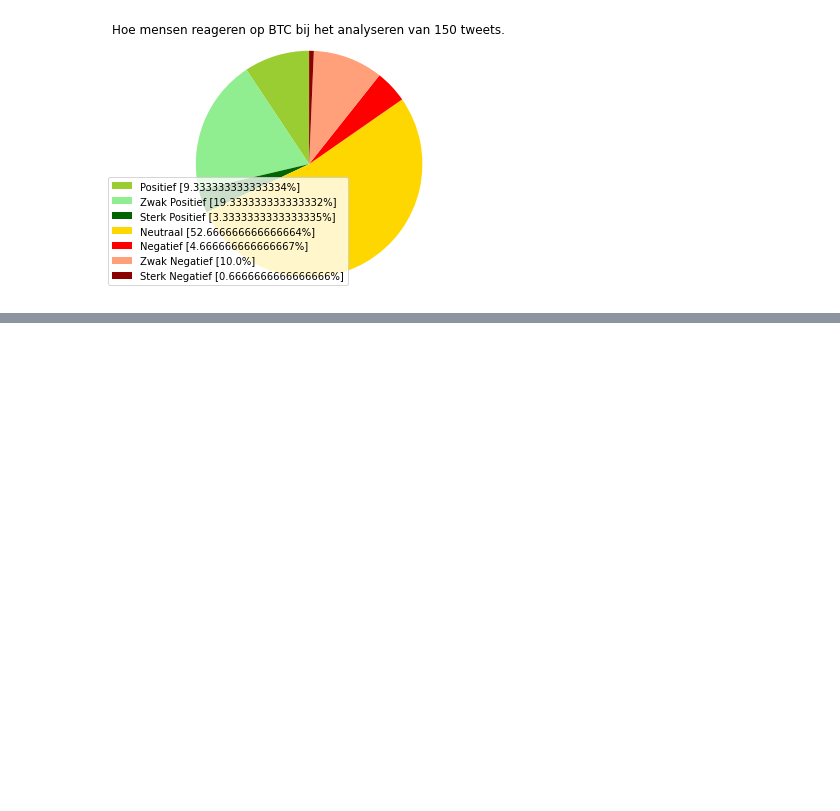
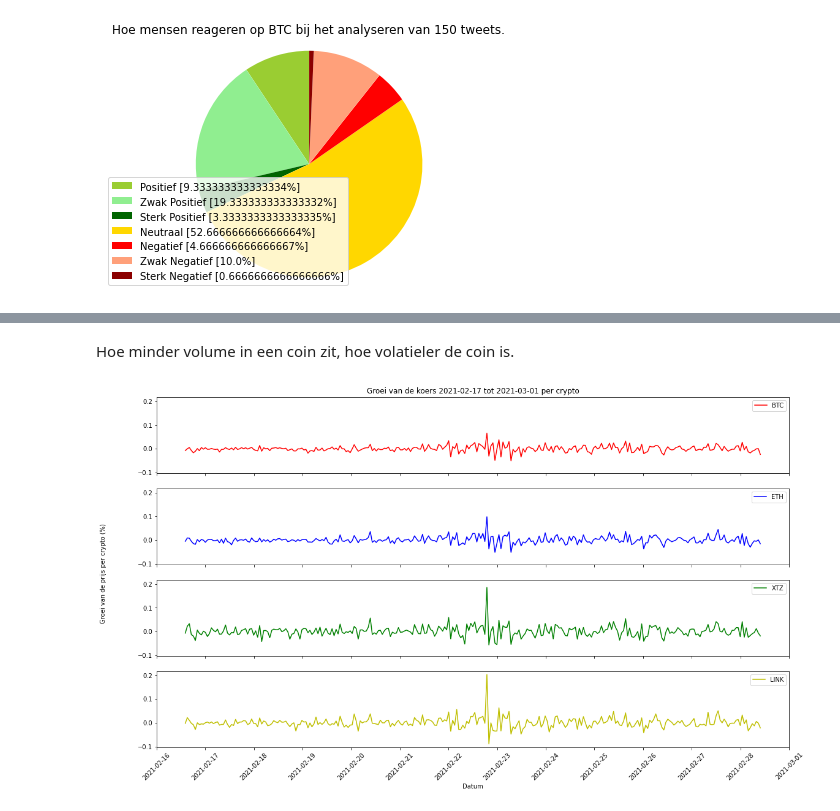
Before and after one commit to LRARIS/nbinteract-tutorial, a Jupyter notebook: tutorial.ipynb, the cells around one changed output, grey strips where cells are left out. Cells and saved outputs as stored; diff of their text form; code cells hidden in the pictures; blank space fills up the shorter version.

```diff
--- a/tutorial.ipynb
+++ b/tutorial.ipynb
@@ -237,0 +545,29 @@ interactive(children=(IntSlider(value=50, description='x', step=10), Output()),
+# %% [markdown]
+Hoe minder volume in een coin zit, hoe volatieler de coin is.
+# %%
+fig, ax = plt.subplots(4, sharex=True, sharey=True)
+
+ax[0].plot(btc_growth.Date, btc_growth.Close, label = "BTC", color='r')
+ax[1].plot(eth_growth.Date, eth_growth.Close, label = "ETH", color='b')
+ax[2].plot(xtz_growth.Date, xtz_growth.Close, label = "XTZ", color='g')
+ax[3].plot(link_growth.Date, link_growth.Close, label = "LINK", color='y')
+
+ax[0].legend(loc="upper right")
+ax[1].legend(loc="upper right")
+ax[2].legend(loc="upper right")
+ax[3].legend(loc="upper right")
+
+plt.xticks(rotation=45)
+ax[0].set_title('Groei van de koers 2021-02-17 tot 2021-03-01 per crypto')
+fig.text(0.06, 0.5, 'Groei van de prijs per crypto (%)', ha='center', va='center', rotation='vertical')
+plt.xlabel('Datum')
+
+ax[3].xaxis.set_major_locator(ticker.LinearLocator(14))
+
+fig.set_size_inches(18.5, 10.5)
+
+plt.show()
+
+# btc["Growth"] = btc.pct_change()
+# %% [output]
+[figure, added]
```
Also changed, not shown: parts of 43 cells of this notebook, 6 other files.
